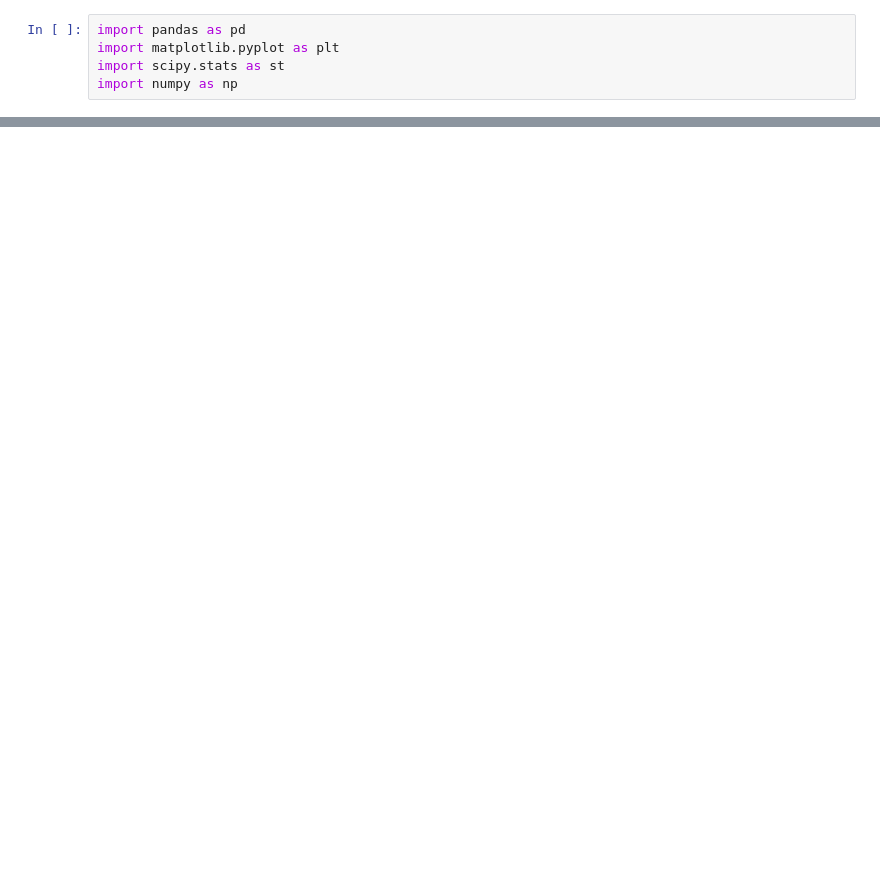
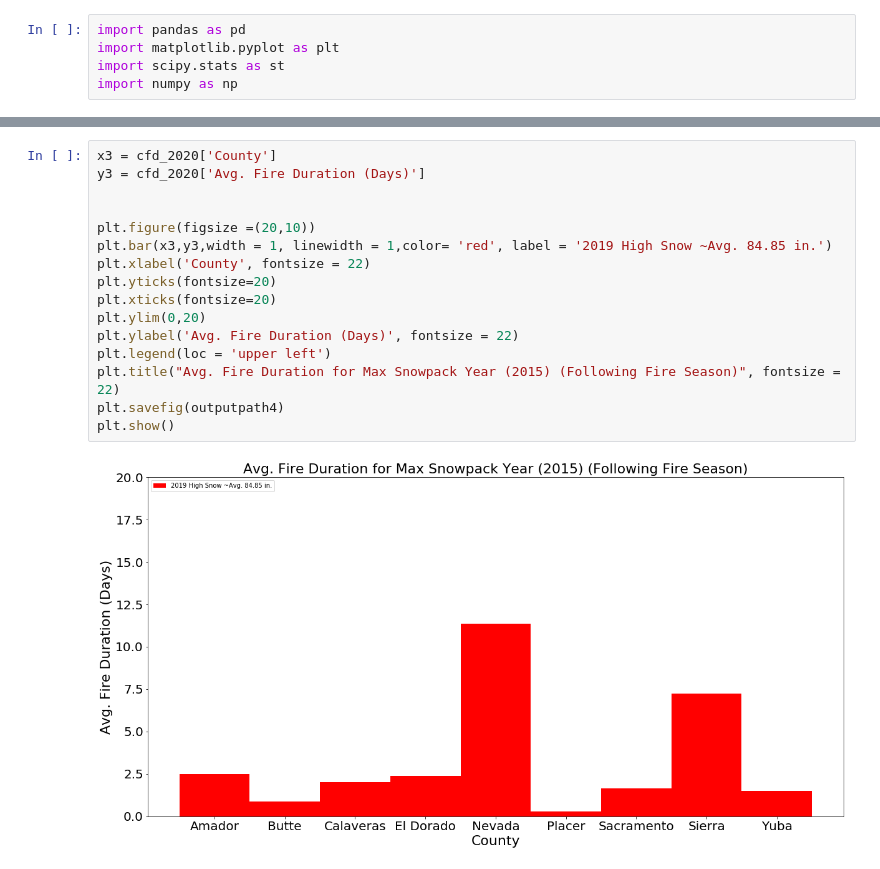
Before and after one commit to Jed-Miller/project1_group10, a Jupyter notebook: high_low_bargraph.ipynb, the cells around one changed output, grey strips where cells are left out. Drawn from its saved outputs; the diff is of its cells as text; blank space fills up the shorter version.

```diff
--- a/high_low_bargraph.ipynb
+++ b/high_low_bargraph.ipynb
@@ -116,0 +109,18 @@ plt.show()
+# %%
+x3 = cfd_2020['County']
+y3 = cfd_2020['Avg. Fire Duration (Days)']
+
+
+plt.figure(figsize =(20,10))
+plt.bar(x3,y3,width = 1, linewidth = 1,color= 'red', label = '2019 High Snow ~Avg. 84.85 in.')
+plt.xlabel('County', fontsize = 22)
+plt.yticks(fontsize=20)
+plt.xticks(fontsize=20)
+plt.ylim(0,20)
+plt.ylabel('Avg. Fire Duration (Days)', fontsize = 22)
+plt.legend(loc = 'upper left')
+plt.title("Avg. Fire Duration for Max Snowpack Year (2015) (Following Fire Season)", fontsize = 22)
+plt.savefig(outputpath4)
+plt.show()
+# %% [output]
+[figure, added]
```
Also changed, not shown: parts of 11 cells of this notebook, 5 other files.
